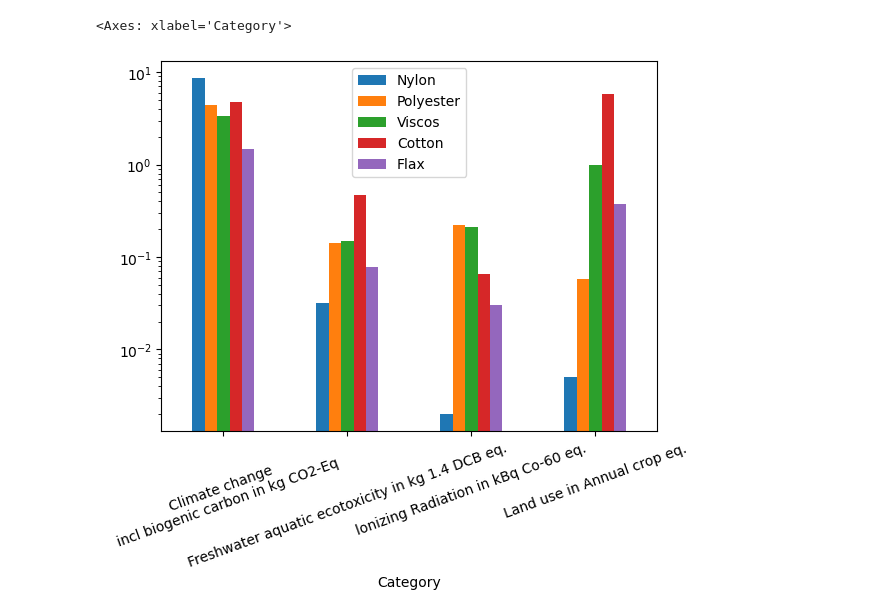
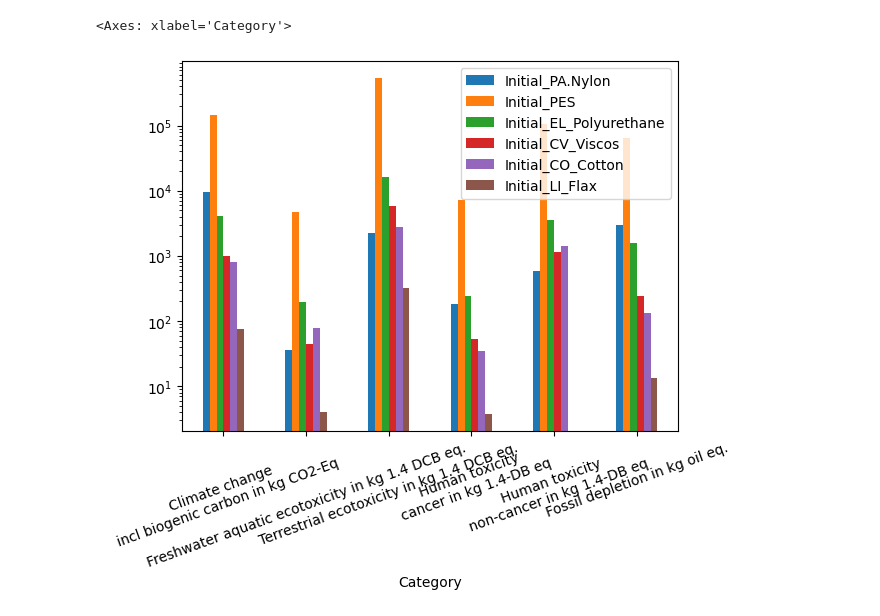
Before and after one commit to emilbreustedt/AWSI, a Jupyter notebook: Stoffemissionen/graphs.ipynb, the cells around one changed output. Saved outputs shown, nothing was run; the diff lists cells and outputs as text; code cells hidden in the pictures.

Commit message:
graphs

```diff
--- a/Stoffemissionen/graphs.ipynb
+++ b/Stoffemissionen/graphs.ipynb
@@ -2,6 +2,6 @@
 import pandas as pd
 import matplotlib.pyplot as plt
 # %%
-df = pd.read_csv("emissions.csv", sep =";")
+df = pd.read_csv("emissions.csv", sep =",")
 df
 # %% [output]
@@ -25,7 +26,10 @@ df
 # %%
 df = df[df.Category.isin(["Climate change, incl biogenic carbon",
-                          "Freshwater aquatic ecotoxicity",
-                          "lonizing Radiation",
-                          "Land use"])].reset_index()
+"Freshwater aquatic ecotoxicity",
+"Terrestrial ecotoxicity",
+"Human toxicity, cancer",
+"Human toxicity, non-cancer",
+"Fossil depletion"])].reset_index()
 df.Category = df.Category.str.replace(',', '\n')
-df.Category = df.Category + " in " + df.Einheit
+df.Category = df.Category + " in " + df.Unit
+df
@@ -37,8 +57,8 @@ df.iloc[:, 1:-1].plot(style='.-', x='Category', rot = 15, logy = True)
 # %%
-df.iloc[:, 1:-1].plot.bar(logy = True, x='Category', rot=20)
+df.plot.bar(logy = True, x='Category', rot=20, stacked = False)
 # %% [output]
 <Axes: xlabel='Category'>
-[figure, old version]
+[figure, new version]
 # %%
 df.iloc[:, 1:-1].plot.bar(logy = True, x='Category', rot=20, stacked = True)
 # %% [output]
```
Also changed, not shown: parts of 5 cells of this notebook, 1 other file.
